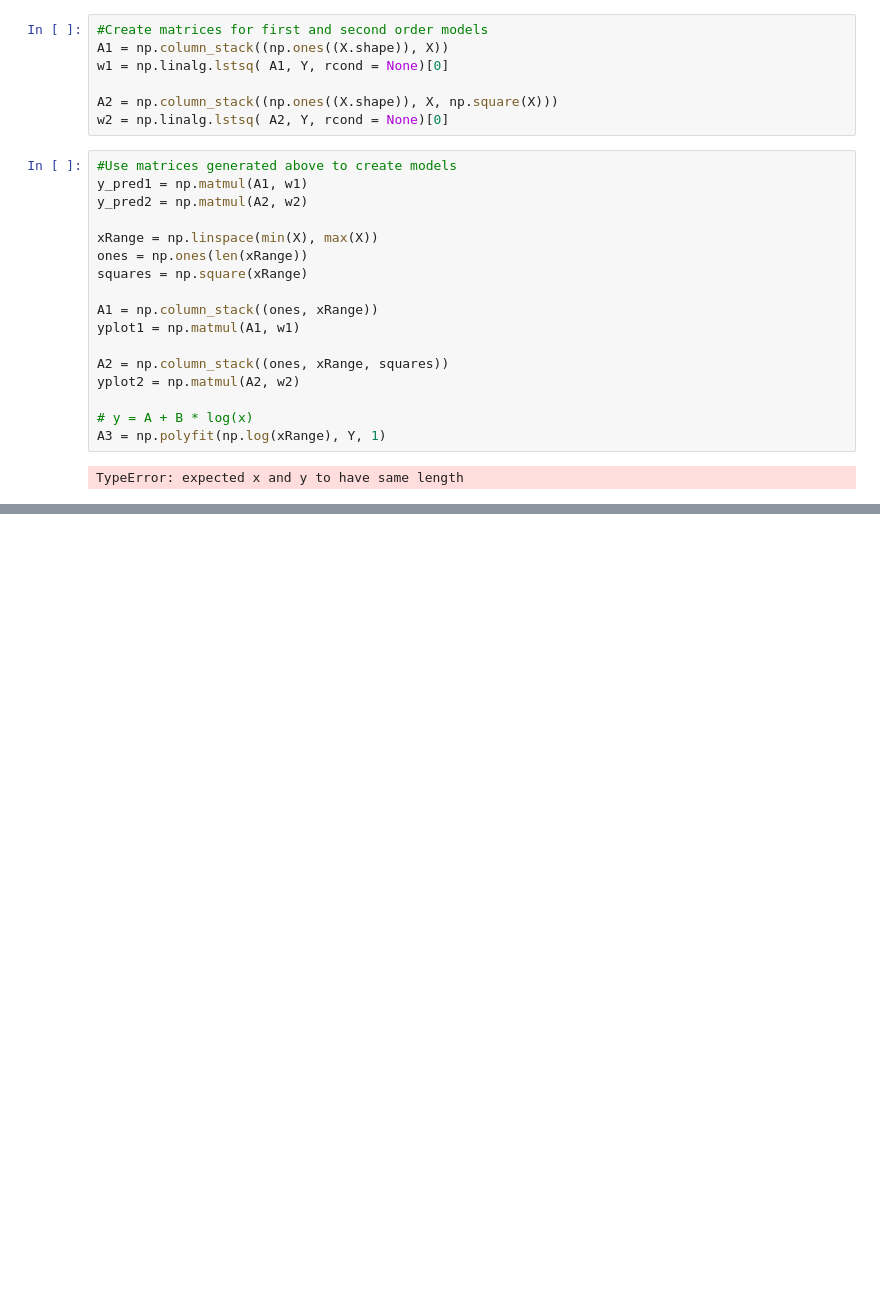
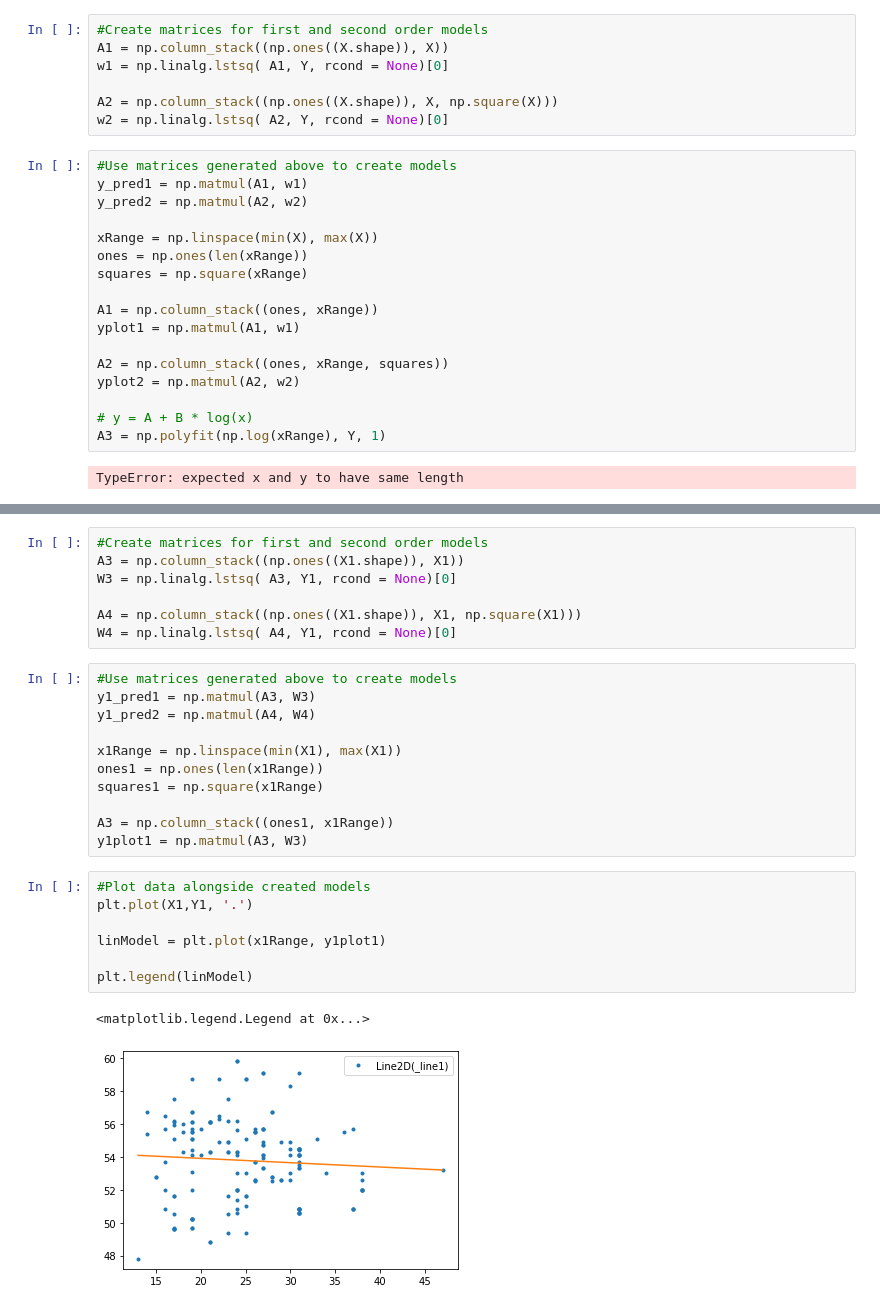
Before and after one commit to Dagaril/COGS109_FinalAssignment, a Jupyter notebook: Code.ipynb, the cells around one changed output, grey strips where cells are left out. Drawn from its saved outputs; the diff is of its cells as text; blank space fills up the shorter version.

Commit message:
adding second set of variables

```diff
--- a/Code.ipynb
+++ b/Code.ipynb
@@ -102,0 +103,28 @@ print('Linear SSE:', SSELinear, '\nQuadratic SSE:', SSEQuad)
+# %%
+#Create matrices for first and second order models
+A3 = np.column_stack((np.ones((X1.shape)), X1))
+W3 = np.linalg.lstsq( A3, Y1, rcond = None)[0]
+
+A4 = np.column_stack((np.ones((X1.shape)), X1, np.square(X1)))
+W4 = np.linalg.lstsq( A4, Y1, rcond = None)[0]
+# %%
+#Use matrices generated above to create models
+y1_pred1 = np.matmul(A3, W3)
+y1_pred2 = np.matmul(A4, W4)
+
+x1Range = np.linspace(min(X1), max(X1))
+ones1 = np.ones(len(x1Range))
+squares1 = np.square(x1Range)
+
+A3 = np.column_stack((ones1, x1Range))
+y1plot1 = np.matmul(A3, W3)
+# %%
+#Plot data alongside created models
+plt.plot(X1,Y1, '.')
+
+linModel = plt.plot(x1Range, y1plot1)
+
+plt.legend(linModel)
+# %% [output]
+<matplotlib.legend.Legend at 0x...>
+[figure, added]
```
Also changed, not shown: parts of 6 cells of this notebook, 1 other file.
